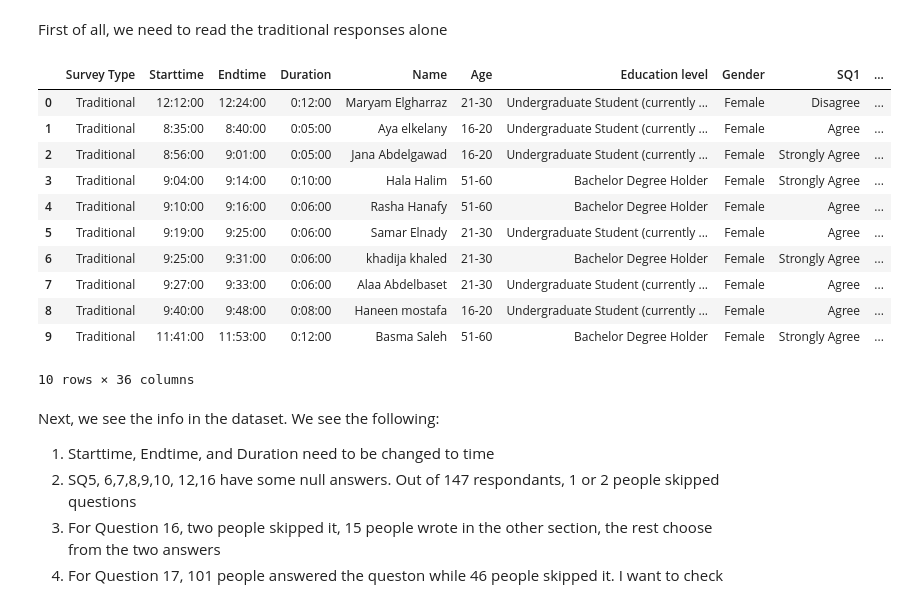
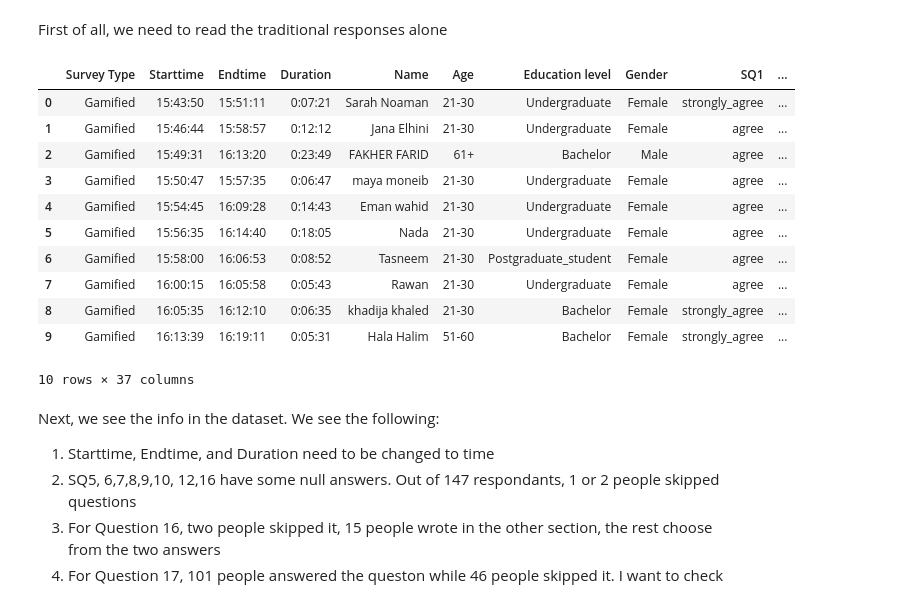
Before and after one commit to Jowayria-27/Fashion_Survey, a Jupyter notebook: K-Means Surveys.ipynb, the cells around one changed output. Saved outputs shown, nothing was run; the diff lists cells and outputs as text; code cells hidden in the pictures.

```diff
--- a/K-Means Surveys.ipynb
+++ b/K-Means Surveys.ipynb
@@ -15,19 +15,21 @@ First of all, we need to read the traditional responses alone
 # %%
 df_trad = pd.read_csv('https://raw.githubusercontent.com/Jowayria-27/Fashion_Survey/refs/heads/main/Trad.csv')
 df_trad.head(10)
+df_gamified=pd.read_csv('https://raw.githubusercontent.com/Jowayria-27/Fashion_Survey/refs/heads/main/Gamified.csv')
+df_gamified.head(10)
 # %% [output]
 |  | Survey Type | Starttime | Endtime | Duration | Name | Age | Education level | Gender | SQ1 | ... |
-| 0 | Traditional | 12:12:00 | 12:24:00 | 0:12:00 | Maryam Elgharraz | 21-30 | Undergraduate Student (currently ... | Female | Disagree | ... |
-| 1 | Traditional | 8:35:00 | 8:40:00 | 0:05:00 | Aya elkelany | 16-20 | Undergraduate Student (currently ... | Female | Agree | ... |
-| 2 | Traditional | 8:56:00 | 9:01:00 | 0:05:00 | Jana Abdelgawad | 16-20 | Undergraduate Student (currently ... | Female | Strongly Agree | ... |
-| 3 | Traditional | 9:04:00 | 9:14:00 | 0:10:00 | Hala Halim | 51-60 | Bachelor Degree Holder | Female | Strongly Agree | ... |
-| 4 | Traditional | 9:10:00 | 9:16:00 | 0:06:00 | Rasha Hanafy | 51-60 | Bachelor Degree Holder | Female | Agree | ... |
-| 5 | Traditional | 9:19:00 | 9:25:00 | 0:06:00 | Samar Elnady | 21-30 | Undergraduate Student (currently ... | Female | Agree | ... |
-| 6 | Traditional | 9:25:00 | 9:31:00 | 0:06:00 | khadija khaled | 21-30 | Bachelor Degree Holder | Female | Strongly Agree | ... |
-| 7 | Traditional | 9:27:00 | 9:33:00 | 0:06:00 | Alaa Abdelbaset | 21-30 | Undergraduate Student (currently ... | Female | Agree | ... |
-| 8 | Traditional | 9:40:00 | 9:48:00 | 0:08:00 | Haneen mostafa | 16-20 | Undergraduate Student (currently ... | Female | Agree | ... |
-| 9 | Traditional | 11:41:00 | 11:53:00 | 0:12:00 | Basma Saleh | 51-60 | Bachelor Degree Holder | Female | Strongly Agree | ... |
+| 0 | Gamified | 15:43:50 | 15:51:11 | 0:07:21 | Sarah Noaman | 21-30 | Undergraduate | Female | strongly_agree | ... |
+| 1 | Gamified | 15:46:44 | 15:58:57 | 0:12:12 | Jana Elhini | 21-30 | Undergraduate | Female | agree | ... |
+| 2 | Gamified | 15:49:31 | 16:13:20 | 0:23:49 | FAKHER FARID | 61+ | Bachelor | Male | agree | ... |
+| 3 | Gamified | 15:50:47 | 15:57:35 | 0:06:47 | maya moneib | 21-30 | Undergraduate | Female | agree | ... |
+| 4 | Gamified | 15:54:45 | 16:09:28 | 0:14:43 | Eman wahid | 21-30 | Undergraduate | Female | agree | ... |
+| 5 | Gamified | 15:56:35 | 16:14:40 | 0:18:05 | Nada | 21-30 | Undergraduate | Female | agree | ... |
+| 6 | Gamified | 15:58:00 | 16:06:53 | 0:08:52 | Tasneem | 21-30 | Postgraduate_student | Female | agree | ... |
+| 7 | Gamified | 16:00:15 | 16:05:58 | 0:05:43 | Rawan | 21-30 | Undergraduate | Female | agree | ... |
+| 8 | Gamified | 16:05:35 | 16:12:10 | 0:06:35 | khadija khaled | 21-30 | Bachelor | Female | strongly_agree | ... |
+| 9 | Gamified | 16:13:39 | 16:19:11 | 0:05:31 | Hala Halim | 51-60 | Bachelor | Female | strongly_agree | ... |
-10 rows × 36 columns
+10 rows × 37 columns
 # %% [markdown]
 Next, we see the info in the dataset. We see the following:
 1. Starttime, Endtime, and Duration need to be changed to time
```
Also changed, not shown: parts of 15 cells of this notebook.
